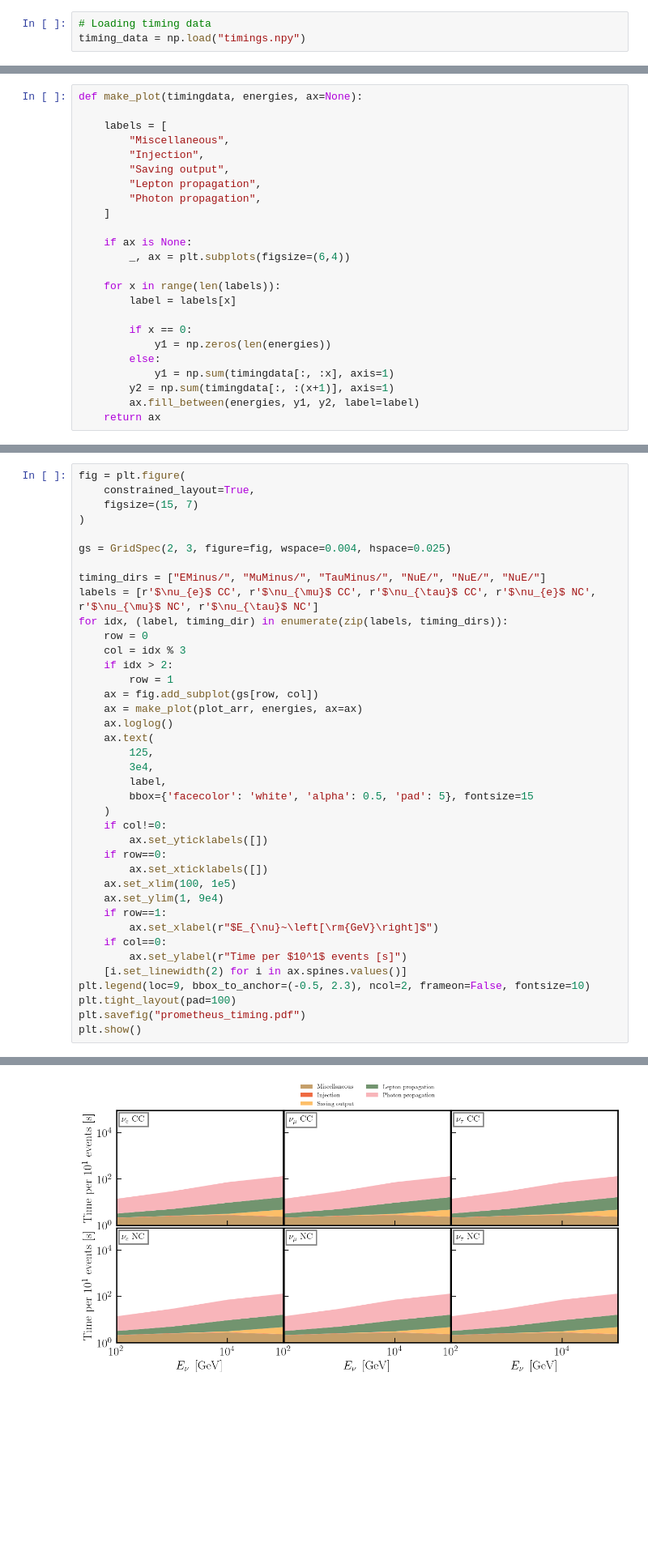
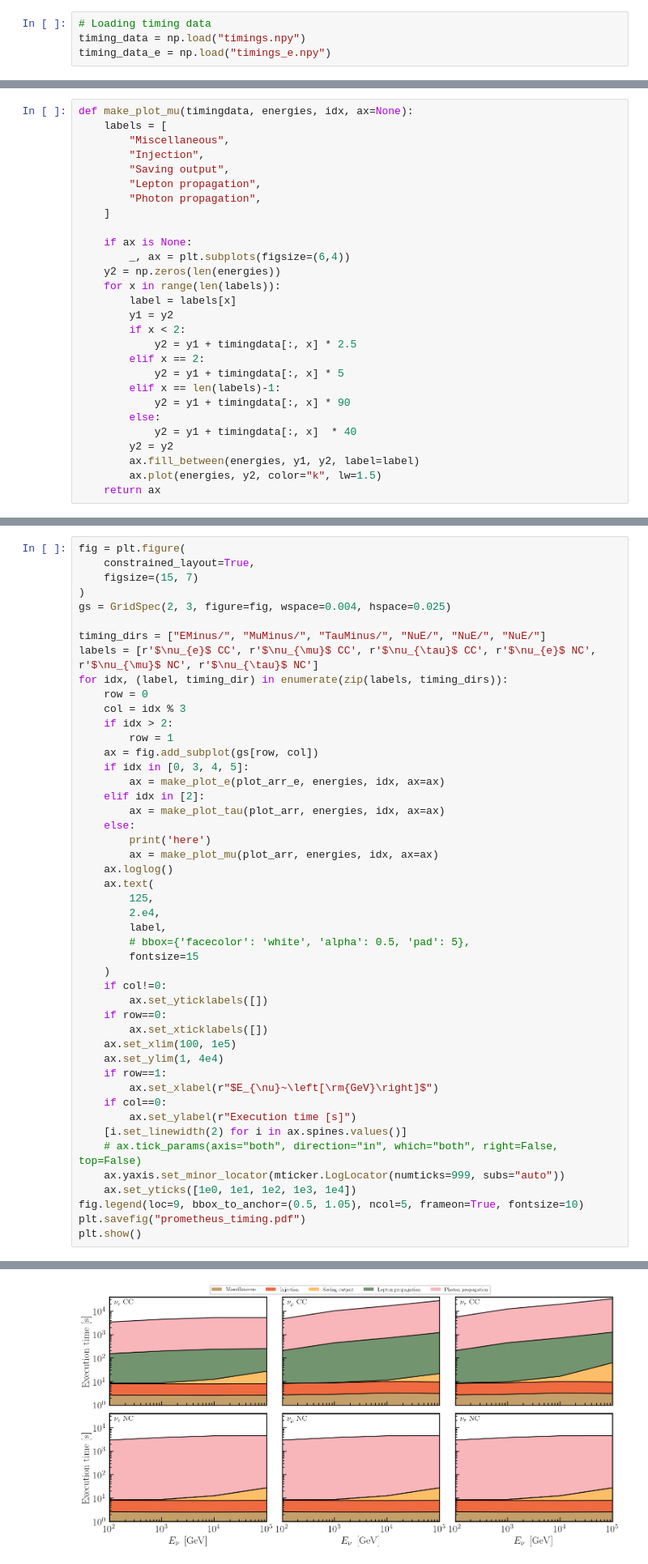
Before and after one commit to Harvard-Neutrino/prometheus, a Jupyter notebook: examples/timing_water_plot.ipynb, the cells around one changed output, grey strips where cells are left out. Shown at 81% size. Saved outputs shown, nothing was run; the diff lists cells and outputs as text; blank space fills up the shorter version.

```diff
--- a/examples/timing_water_plot.ipynb
+++ b/examples/timing_water_plot.ipynb
@@ -10,6 +10,7 @@ plt.rcParams["text.usetex"] = True
 # %%
 # Loading timing data
 timing_data = np.load("timings.npy")
+timing_data_e = np.load("timings_e.npy")
 # %%
 energies = [1e2, 1e3, 1e4, 1e5]
 event_count = 5
@@ -45,6 +37,5 @@ array([[2.05728109e+00, 6.02055788e-02, 9.90445614e-03, 1.06579719e+00,
 # %%
-def make_plot(timingdata, energies, ax=None):
-
+def make_plot_mu(timingdata, energies, idx, ax=None):
     labels = [
         "Miscellaneous",
         "Injection",
@@ -55,14 +46,19 @@ def make_plot(timingdata, energies, ax=None):
 
     if ax is None:
         _, ax = plt.subplots(figsize=(6,4))
-
+    y2 = np.zeros(len(energies))
     for x in range(len(labels)):
         label = labels[x]
-
-        if x == 0:
-            y1 = np.zeros(len(energies))
+        y1 = y2
+        if x < 2:
+            y2 = y1 + timingdata[:, x] * 2.5
+        elif x == 2:
+            y2 = y1 + timingdata[:, x] * 5
+        elif x == len(labels)-1:
+            y2 = y1 + timingdata[:, x] * 90
         else:
-            y1 = np.sum(timingdata[:, :x], axis=1)
-        y2 = np.sum(timingdata[:, :(x+1)], axis=1)
+            y2 = y1 + timingdata[:, x]  * 40
+        y2 = y2
         ax.fill_between(energies, y1, y2, label=label)
+        ax.plot(energies, y2, color="k", lw=1.5)
     return ax
@@ -71,7 +142,6 @@ fig = plt.figure(
     constrained_layout=True,
     figsize=(15, 7)
 )
-
 gs = GridSpec(2, 3, figure=fig, wspace=0.004, hspace=0.025)
 
 timing_dirs = ["EMinus/", "MuMinus/", "TauMinus/", "NuE/", "NuE/", "NuE/"]
@@ -82,27 +152,36 @@ for idx, (label, timing_dir) in enumerate(zip(labels, timing_dirs)):
     if idx > 2:
         row = 1
     ax = fig.add_subplot(gs[row, col])
-    ax = make_plot(plot_arr, energies, ax=ax)
+    if idx in [0, 3, 4, 5]:
+        ax = make_plot_e(plot_arr_e, energies, idx, ax=ax)
+    elif idx in [2]:
+        ax = make_plot_tau(plot_arr, energies, idx, ax=ax)
+    else:
+        print('here')
+        ax = make_plot_mu(plot_arr, energies, idx, ax=ax)
     ax.loglog()
     ax.text(
         125,
-        3e4,
+        2.e4,
         label,
-        bbox={'facecolor': 'white', 'alpha': 0.5, 'pad': 5}, fontsize=15
+        # bbox={'facecolor': 'white', 'alpha': 0.5, 'pad': 5},
+        fontsize=15
     )
     if col!=0:
         ax.set_yticklabels([])
     if row==0:
         ax.set_xticklabels([])
     ax.set_xlim(100, 1e5)
-    ax.set_ylim(1, 9e4)
+    ax.set_ylim(1, 4e4)
     if row==1:
         ax.set_xlabel(r"$E_{\nu}~\left[\rm{GeV}\right]$")
     if col==0:
-        ax.set_ylabel(r"Time per $10^1$ events [s]")
+        ax.set_ylabel(r"Execution time [s]")
     [i.set_linewidth(2) for i in ax.spines.values()]
-plt.legend(loc=9, bbox_to_anchor=(-0.5, 2.3), ncol=2, frameon=False, fontsize=10)
-plt.tight_layout(pad=100)
+    # ax.tick_params(axis="both", direction="in", which="both", right=False, top=False)
+    ax.yaxis.set_minor_locator(mticker.LogLocator(numticks=999, subs="auto"))
+    ax.set_yticks([1e0, 1e1, 1e2, 1e3, 1e4])
+fig.legend(loc=9, bbox_to_anchor=(0.5, 1.05), ncol=5, frameon=True, fontsize=10)
 plt.savefig("prometheus_timing.pdf")
 plt.show()
 # %% [output]
@@ -109 +189 @@ plt.show()
-[figure, old version]
+[figure, new version]
```
Also changed, not shown: parts of 8 cells of this notebook, 4 other files.
